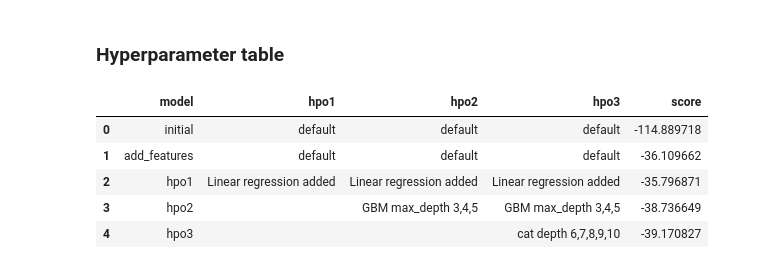
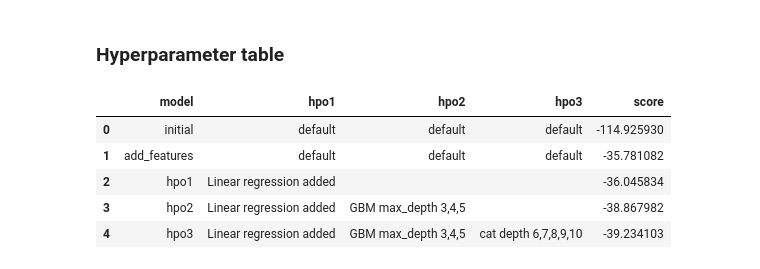
Before and after one commit to djt20/Udacity, a Jupyter notebook: project/project.ipynb, the cells around one changed output. Cells and saved outputs as stored; diff of their text form; code cells hidden in the pictures.

```diff
--- a/project/project.ipynb
+++ b/project/project.ipynb
@@ -1113,20 +1113,20 @@ fig.savefig('img/model_test_score.png')
 # %%
 # The 3 hyperparameters we tuned with the kaggle score as the result
 pd.DataFrame({
     "model": ["initial", "add_features", "hpo1","hpo2","hpo3"],
-    "hpo1": ["default", "default", "Linear regression added","",""],
-    "hpo2": ["default", "default", "Linear regression added", "GBM max_depth 3,4,5",""],
-    "hpo3": ["default", "default", "Linear regression added", "GBM max_depth 3,4,5","cat depth 6,7,8,9,10"],
+    "hpo1": ["default", "default", "Linear regression added","Linear regression added","Linear regression added"],
+    "hpo2": ["default", "default", "" ,"GBM max_depth 3,4,5", "GBM max_depth 3,4,5"],
+    "hpo3": ["default", "default","","","cat depth 6,7,8,9,10"],
     "score": [predictor.leaderboard(silent=True)['score_val'][0],
           predictor_new_features.leaderboard(silent=True)['score_val'][0],
           predictor_new_hpo.leaderboard(silent=True)['score_val'][0],
           predictor_new_hpo2.leaderboard(silent=True)['score_val'][0],
           predictor_new_hpo3.leaderboard(silent=True)['score_val'][0]]
 })
 # %% [output]
 |  | model | hpo1 | hpo2 | hpo3 | score |
-| 0 | initial | default | default | default | -114.889718 |
-| 1 | add_features | default | default | default | -36.109662 |
-| 2 | hpo1 | Linear regression added | Linear regression added | Linear regression added | -35.796871 |
-| 3 | hpo2 |  | GBM max_depth 3,4,5 | GBM max_depth 3,4,5 | -38.736649 |
-| 4 | hpo3 |  |  | cat depth 6,7,8,9,10 | -39.170827 |
+| 0 | initial | default | default | default | -114.925930 |
+| 1 | add_features | default | default | default | -35.781082 |
+| 2 | hpo1 | Linear regression added |  |  | -36.045834 |
+| 3 | hpo2 | Linear regression added | GBM max_depth 3,4,5 |  | -38.867982 |
+| 4 | hpo3 | Linear regression added | GBM max_depth 3,4,5 | cat depth 6,7,8,9,10 | -39.234103 |
```
Also changed, not shown: parts of 18 cells of this notebook, 2 other files.
